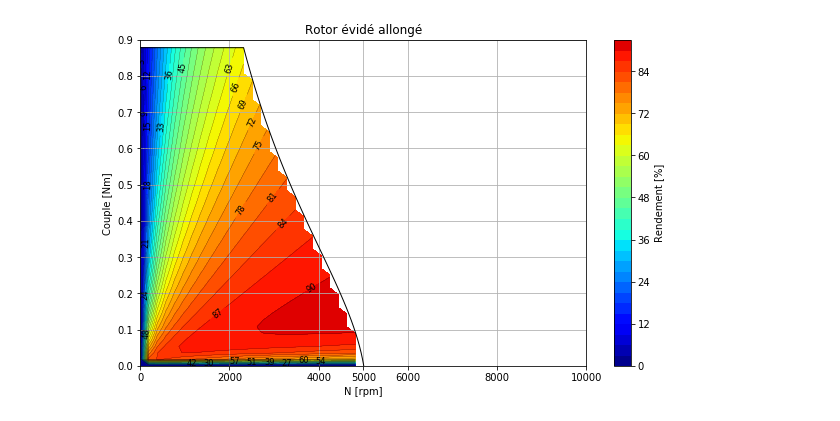
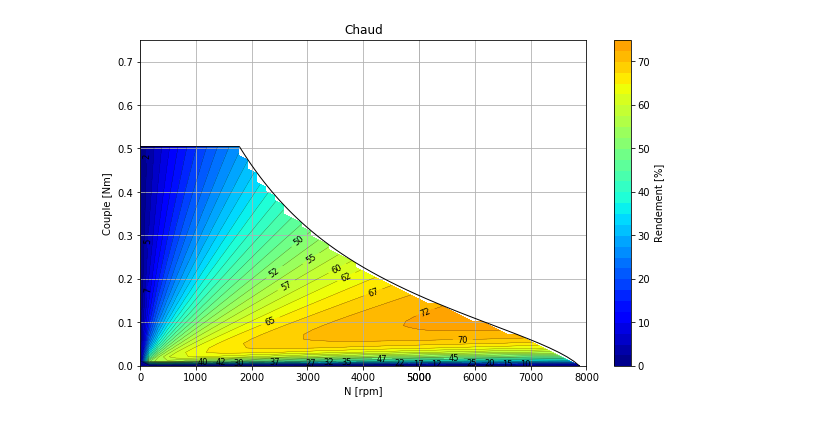
Before and after one commit to TBayborek/PDM, a Jupyter notebook: Motor_sizing_performance.ipynb, the cells around one changed output. Cells and saved outputs as stored; diff of their text form; code cells hidden in the pictures.

```diff
--- a/Motor_sizing_performance.ipynb
+++ b/Motor_sizing_performance.ipynb
@@ -350,19 +274,20 @@ def N_speed (I,R1coil,L,phi):
 
     return N
 # %%
-def Pertes (I, N, R1coil):
-    # pertes fer
-    Cp = 1.07
+def Pertes (I, N, R01coil):
+    # pertes fer M270-50A
+    Cp = 2.52
     k = 1.5 # 1.5-1.6
     fel = N/60*Npp
     Bmax = 1.5 # PAS JUSTE
-    mfer = 0.160
+    mfer = 0.160 # kg
 
+    # pertes fer
     Pfer = np.array(Cp*(fel/50)**k*(Bmax/1.5)**2*mfer)
+
     # pertes Joules
-    cr = 3/4 # facteur 1coil - moteur resistance double etoile foc
+    Pj = np.array(cr*(R01coil*(Nsp**2))*I**2)
 
-    Pj = np.array(cr*R1coil*I**2)
     return Pfer+Pj
 # %%
 # Courbe T-w
@@ -444,54 +327,46 @@ N_max: [6280. 6730. 5670.]
 # T-w rendement
 n_elem = 50
 n_colors = 30
-N_max_global = max(N_max[3])
-N = np.linspace(0,N_max_global,n_elem)
-I = np.linspace(0,20,n_elem)
 
-to_plot =  ["Rotor évidé", "Rotor 1i2", "Rotor évidé allongé"]
-file_name = ["si","1i2","si_allonge"]
+N = np.linspace(0,max(N_max),n_elem)
+I = np.linspace(0,Imax,n_elem)
+
 
 NN, II  = np.meshgrid(N,I)
-PPertes = [[] for x in range(len(Temp))] # puissance pertes
-PPmec = [[] for x in range(len(Temp))] # puissance mec
-nn = [[] for x in range(len(Temp))] # rendement
+PPertes = [] # puissance pertes
+PPmec = [] # puissance mec
+nn = [] # rendement
 
-for i_t, t_elem in enumerate(Temp):
-    print("Temperature: %i°C"%(t_elem))
-    if (i_t == 1)|(i_t == 2):
-        print("Skip")
-        continue
+for i, cas_elem in enumerate(Cas):
+    plt.figure(cas_elem, figsize=(10,6))
+    PPertes.append(Pertes(II,NN, R0_c[i])+1E-6)
+    PPmec.append(KT[i]*II*NN/30*np.pi)
 
-    for i,elem_to_plot in enumerate(to_plot):
-        plt.figure(elem_to_plot, figsize=(10,6))
-        PPertes[i_t].append(Pertes(II,NN, R[i_t])+1E-6)
-        PPmec[i_t].append(KT_temp[i][i_t]*II*NN/30*np.pi)
+    nn.append(PPmec[i]/(PPmec[i]+PPertes[i])*100)
 
-        nn[i_t].append(PPmec[i_t][i]/(PPmec[i_t][i]+PPertes[i_t][i])*100)
+    # Remove all non existing points
+    for i_I, row in enumerate(II):
+        for i_N, elem in enumerate(row):
+            if N[i_N]>N_speed(I[i_I],R0_c[i],Lq0_c[i],phi_c[i]):
+                nn[i][i_I][i_N] = np.nan
+                PPmec[i][i_I][i_N] = np.nan
+                PPertes[i][i_I][i_N] = np.nan
 
-        # Remove all non existing points
-        for i_I, row in enumerate(II):
-            for i_N, elem in enumerate(row):
-                if N[i_N]>N_speed(I[i_I],R[i_t],Lq[i_t][i],phi[i][i_t]):
-                    nn[i_t][i][i_I][i_N] = np.nan
-                    PPmec[i_t][i][i_I][i_N] = np.nan
-                    PPertes[i_t][i][i_I][i_N] = np.nan
+    # Plot
+    cs = plt.contour(NN,KT[i]*II,nn[i], n_colors, linewidths=0.2, colors="k", vmin=0, vmax=100)
+    plt.contourf(NN,KT[i]*II,nn[i],n_colors, cmap = "jet", vmin=0, vmax=100)
 
-        # Plot
-        cs = plt.contour(NN,KT_temp[i][i_t]*II,nn[i_t][i], n_colors, linewidths=0.2, colors="k", vmin=0, vmax=100)
-        plt.contourf(NN,KT_temp[i][i_t]*II,nn[i_t][i],n_colors, cmap = "jet", vmin=0, vmax=100)
+    plt.plot(N_lim[i],T_lim[i],"k",linewidth=1)
+    print("Rendement max %s: %1.1f"%(cas_elem, np.nanmax(nn[i])))
 
-        plt.plot(N_lim[i_t][i],T_lim[i_t][i],"k",linewidth=1)
-        print("Rendement max %s: %1.1f"%(elem_to_plot, np.nanmax(nn[i_t][i])))
-
-        plt.xlabel("N [rpm]")
-        plt.ylabel("Couple [Nm]")
-        plt.title(elem_to_plot)
-        plt.ylim(top = 0.9)
-        plt.xticks(list(plt.xticks()[0])+[5E+3])
-        plt.grid()
-        plt.colorbar( label="Rendement [%]")
-        plt.clabel(cs, fmt = "%i", fontsize = "smaller")
-        plt.savefig("Tw_rendement_%s_%iC.pdf"%(file_name[i],t_elem))
-    plt.show()
+    plt.xlabel("N [rpm]")
+    plt.ylabel("Couple [Nm]")
+    plt.title(cas_elem)
+    plt.ylim([0, max(KT)*Imax+0.05])
+    plt.xticks(list(plt.xticks()[0])+[N_max_cond])
+    plt.grid()
+    plt.colorbar(label="Rendement [%]")
+    plt.clabel(cs, fmt = "%i", fontsize = "smaller")
+    #plt.savefig("Tw_rendement_%s_%iC.pdf"%(file_name[i],t_elem))
+plt.show()
 # %% [output]
@@ -504 +378 @@ Rendement max Rotor évidé allongé: 91.2
-[figure, old version]
+[figure, new version]
```
Also changed, not shown: parts of 19 cells of this notebook, 30 other files.
